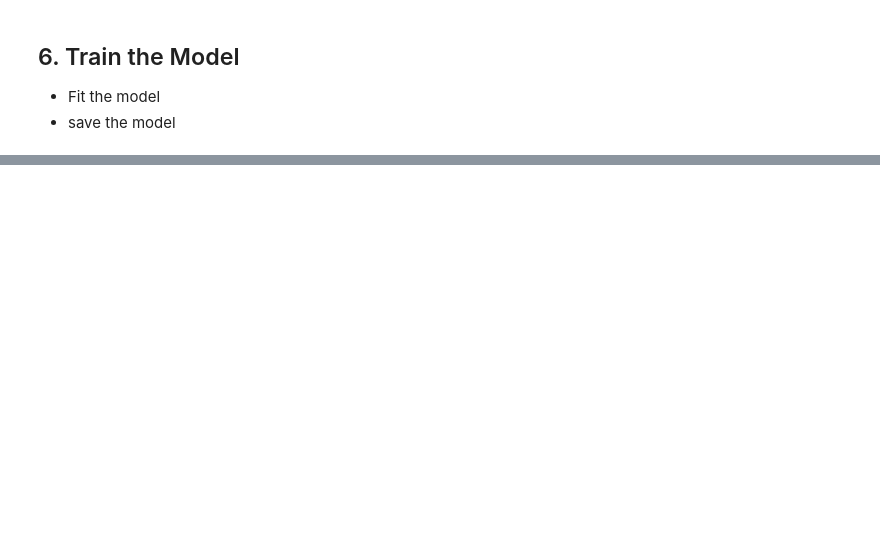
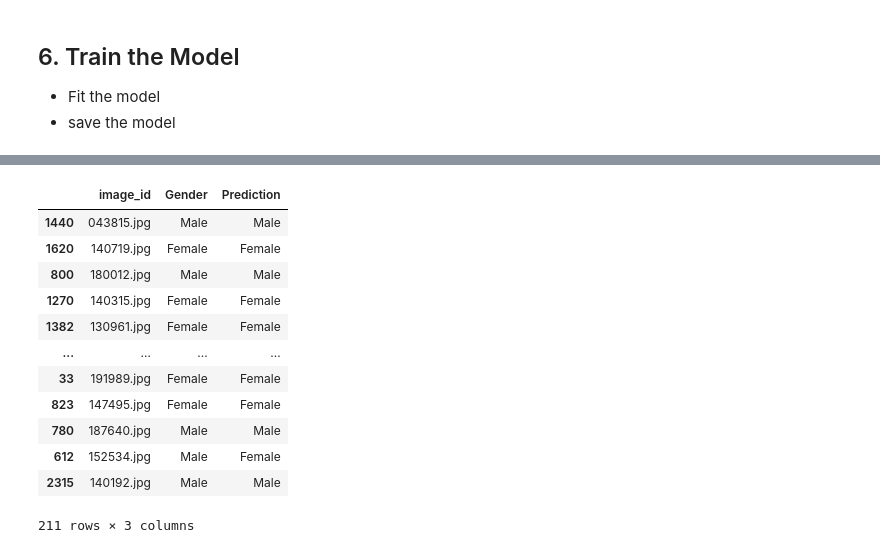
Before and after one commit to yuchild/magnimind_projects, a Jupyter notebook: 7-GenderIDTransfLearn.ipynb, the cells around one changed output, grey strips where cells are left out. Saved outputs shown, nothing was run; the diff lists cells and outputs as text; code cells hidden in the pictures; blank space fills up the shorter version.

```diff
--- a/7-GenderIDTransfLearn.ipynb
+++ b/7-GenderIDTransfLearn.ipynb
@@ -67,3 +247,7 @@ array(['image_id', '5_o_Clock_Shadow', 'Arched_Eyebrows', 'Attractive',
 - Create the data generator and set the `preprocessing_function` to `preprocess_input` of VGG16.
 - Create train and validation data generators (batches will be picked up from the dataframe). Set target size to (178,218) (you can try something else, but you need to do the corresponding change in the model).
 - Set your validation  and epoch step size (`validation_steps` and `steps_per_epoch`)
+# %%
+train_df, test_df = train_test_split(df, test_size=0.3)
+train_df['Gender'] = train_df['Gender'].astype(str)
+test_df, validation_df = train_test_split(test_df, test_size=0.667)
@@ -69,0 +299,12 @@ array(['image_id', '5_o_Clock_Shadow', 'Arched_Eyebrows', 'Attractive',
+# %%
+test_gen = ImageDataGenerator(rescale=1./255)
+test_generator = test_gen.flow_from_dataframe(
+    test_df,
+    IMG_PATH + "/",
+    x_col='image_id',
+    y_col='Gender',
+    class_mode='categorical',
+    target_size=IMAGE_SIZE,
+    batch_size=BATCH_SIZE,
+    shuffle=False
+)
@@ -74,0 +405,20 @@ array(['image_id', '5_o_Clock_Shadow', 'Arched_Eyebrows', 'Attractive',
+# %%
+prediction = predict.argmax(axis=-1)
+test_df['Prediction'] = ["Male" if ele == 1 else "Female" for ele in prediction]
+
+
+test_df
+# %% [output]
+|  | image_id | Gender | Prediction |
+| 1440 | 043815.jpg | Male | Male |
+| 1620 | 140719.jpg | Female | Female |
+| 800 | 180012.jpg | Male | Male |
+| 1270 | 140315.jpg | Female | Female |
+| 1382 | 130961.jpg | Female | Female |
+| ... | ... | ... | ... |
+| 33 | 191989.jpg | Female | Female |
+| 823 | 147495.jpg | Female | Female |
+| 780 | 187640.jpg | Male | Male |
+| 612 | 152534.jpg | Male | Female |
+| 2315 | 140192.jpg | Male | Male |
+211 rows × 3 columns
```
Also changed, not shown: parts of 31 cells of this notebook, 1 other file.
